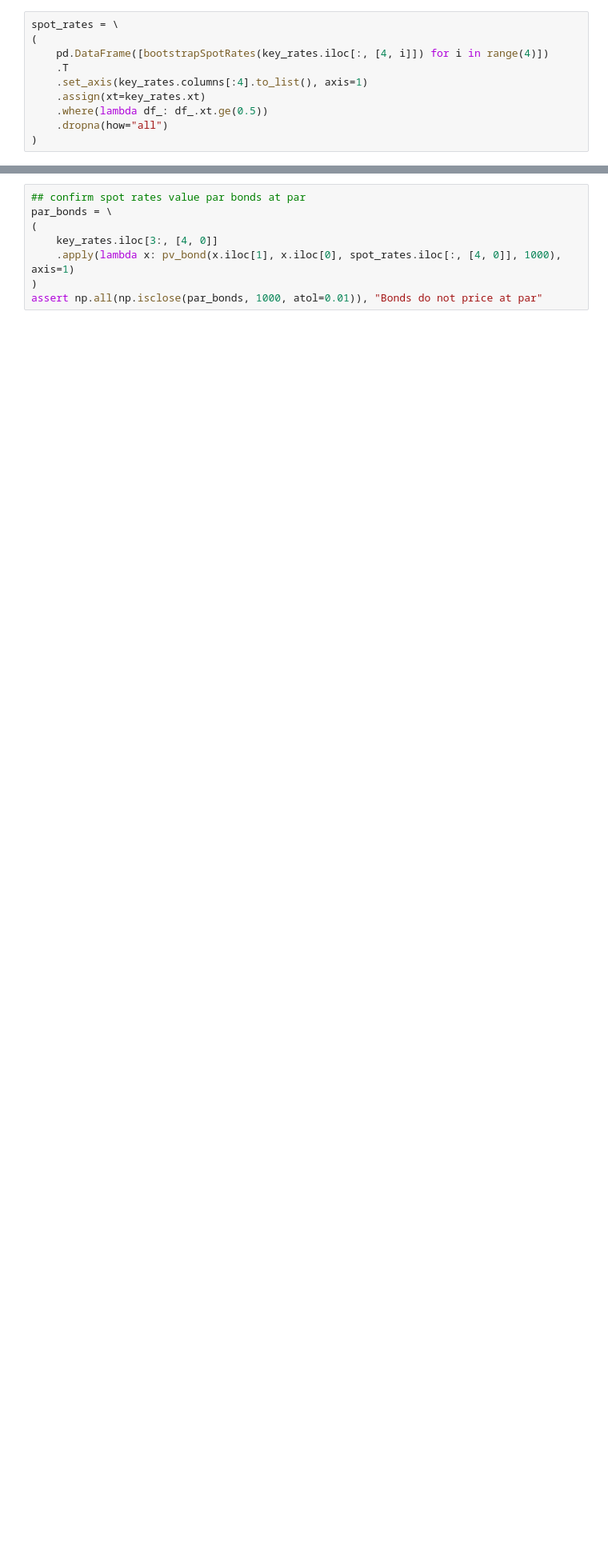
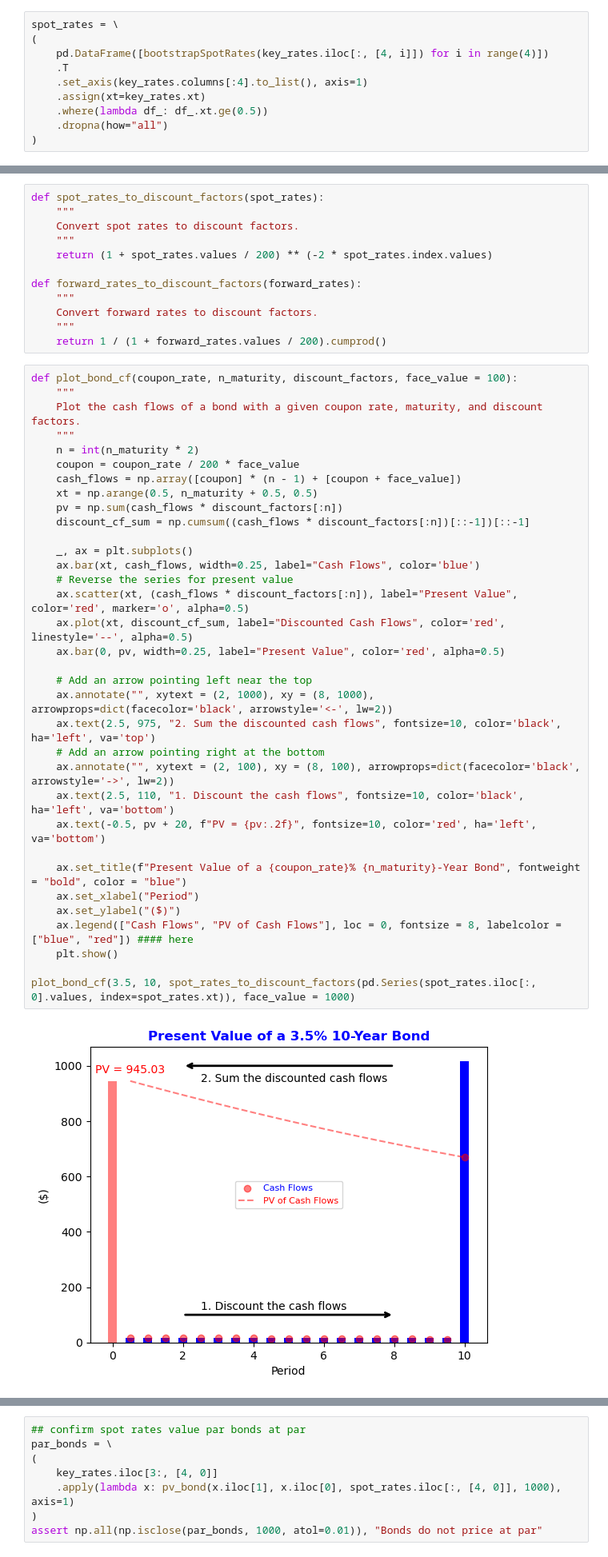
Before and after one commit to rtrimble13/tb-notebooks, a Jupyter notebook: src/202505_term_structure.ipynb, the cells around one changed output, grey strips where cells are left out. Shown at 80% size. Cells and saved outputs as stored; diff of their text form; blank space fills up the shorter version.

```diff
--- a/src/202504_term_structure.ipynb
+++ b/src/202505_term_structure.ipynb
@@ -163,3 +196,51 @@ spot_rates = \
+# %%
+def spot_rates_to_discount_factors(spot_rates):
+    """
+    Convert spot rates to discount factors.
+    """
+    return (1 + spot_rates.values / 200) ** (-2 * spot_rates.index.values)
+
+def forward_rates_to_discount_factors(forward_rates):
+    """
+    Convert forward rates to discount factors.
+    """
+    return 1 / (1 + forward_rates.values / 200).cumprod()
+# %%
+def plot_bond_cf(coupon_rate, n_maturity, discount_factors, face_value = 100):
+    """
+    Plot the cash flows of a bond with a given coupon rate, maturity, and discount factors.
+    """
+    n = int(n_maturity * 2)
+    coupon = coupon_rate / 200 * face_value
+    cash_flows = np.array([coupon] * (n - 1) + [coupon + face_value])
+    xt = np.arange(0.5, n_maturity + 0.5, 0.5)
+    pv = np.sum(cash_flows * discount_factors[:n])
+    discount_cf_sum = np.cumsum((cash_flows * discount_factors[:n])[::-1])[::-1]
+
+    _, ax = plt.subplots()
+    ax.bar(xt, cash_flows, width=0.25, label="Cash Flows", color='blue')
+    # Reverse the series for present value
+    ax.scatter(xt, (cash_flows * discount_factors[:n]), label="Present Value", color='red', marker='o', alpha=0.5)
+    ax.plot(xt, discount_cf_sum, label="Discounted Cash Flows", color='red', linestyle='--', alpha=0.5)
+    ax.bar(0, pv, width=0.25, label="Present Value", color='red', alpha=0.5)
+
+    # Add an arrow pointing left near the top
+    ax.annotate("", xytext = (2, 1000), xy = (8, 1000), arrowprops=dict(facecolor='black', arrowstyle='<-', lw=2))
+    ax.text(2.5, 975, "2. Sum the discounted cash flows", fontsize=10, color='black', ha='left', va='top')
+    # Add an arrow pointing right at the bottom
+    ax.annotate("", xytext = (2, 100), xy = (8, 100), arrowprops=dict(facecolor='black', arrowstyle='->', lw=2))
+    ax.text(2.5, 110, "1. Discount the cash flows", fontsize=10, color='black', ha='left', va='bottom')
+    ax.text(-0.5, pv + 20, f"PV = {pv:.2f}", fontsize=10, color='red', ha='left', va='bottom')
+
+    ax.set_title(f"Present Value of a {coupon_rate}% {n_maturity}-Year Bond", fontweight = "bold", color = "blue")
+    ax.set_xlabel("Period")
+    ax.set_ylabel("($)")
+    ax.legend(["Cash Flows", "PV of Cash Flows"], loc = 0, fontsize = 8, labelcolor = ["blue", "red"]) #### here
+    plt.show()
+
+plot_bond_cf(3.5, 10, spot_rates_to_discount_factors(pd.Series(spot_rates.iloc[:, 0].values, index=spot_rates.xt)), face_value = 1000)
+# %% [output]
+[figure, added]
 # %%
 def pv_bond(coupon_rate, n_maturity, spot_rates, face_value=100):
     """
```
Also changed, not shown: parts of 13 cells of this notebook, 2 other files.
